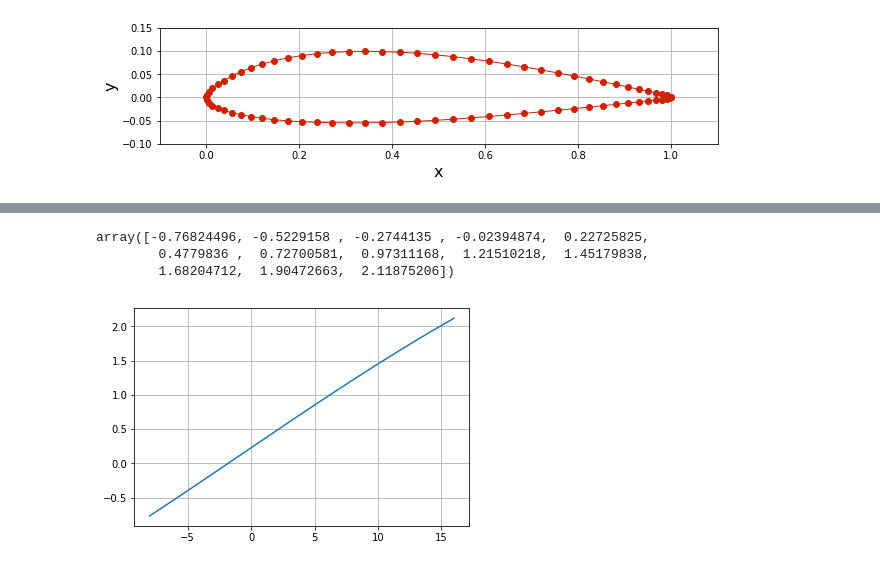
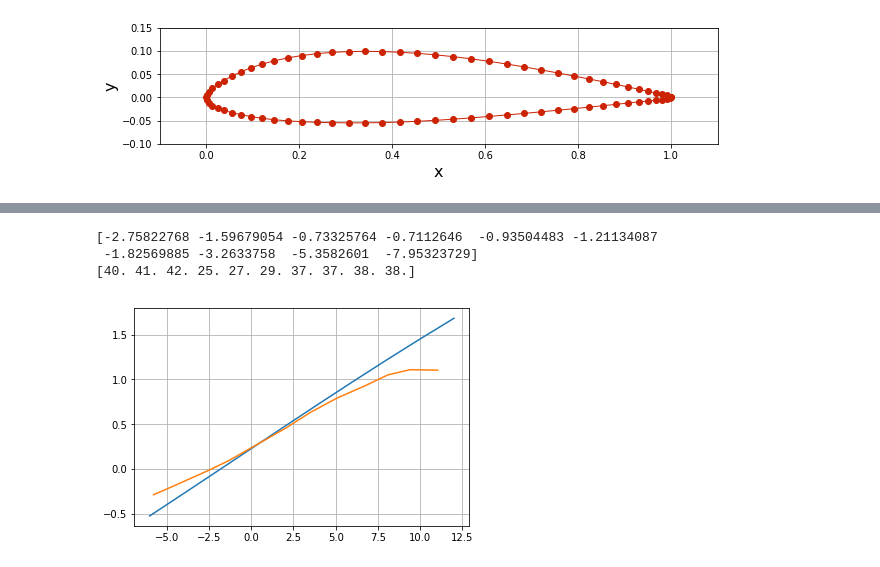
Before and after one commit to gwu-seas-mae6226/AeroPython-studentprojects2019, a Jupyter notebook: Project.ipynb, the cells around one changed output, grey strips where cells are left out. Cells and saved outputs as stored; diff of their text form; code cells hidden in the pictures.

```diff
--- a/Project.ipynb
+++ b/Project.ipynb
@@ -112,8 +116,9 @@ def build_singularity_matrix(A_source, B_vortex):
     A[-1, :] = kutta_condition(A_source, B_vortex)
     return A
 
-def build_freestream_rhs(panels, freestream):
+def build_rhs_vector(panels, freestream, un=0.0):
     b = np.empty(panels.size + 1, dtype=float)
+    b[:-1] += un
     for i, panel in enumerate(panels):
         b[i] = -freestream.u_inf * np.cos(freestream.alpha - panel.beta)
     b[-1] = -freestream.u_inf * (np.sin(freestream.alpha - panels[0].beta) +
@@ -139,8 +144,8 @@ A_source = source_contribution_normal(panels)
 B_vortex = vortex_contribution_normal(panels)
 A = build_singularity_matrix(A_source, B_vortex)
 # %%
-N_alpha = 13
-alpha = np.linspace(-8.0, 16.0, N_alpha)
+N_alpha = 10
+alpha = np.linspace(-6.0, 12.0, N_alpha)
 p_inf = 101325.0 #Pascals
 rho = 1.225 #kg/m^3
 Re = 300000.0
@@ -164,29 +165,43 @@ def Lift(N, panels, freestream, p_inf, rho):
     Lift = -np.sum(p * np.sin(beta)* length)
     return Lift
 # %%
-L = np.empty(N_alpha, dtype=float)
-cp = np.empty((N, N_alpha), dtype=float)
-for i in range(N_alpha):
-    freestream = Freestream(u_inf, alpha[i])
-    b = build_freestream_rhs(panels, freestream)
-    strengths = np.linalg.solve(A, b)
-    for k, panel in enumerate(panels):
-        panel.sigma = strengths[k]
-    gamma = strengths[-1]
-    compute_tangential_velocity(panels, freestream, gamma, A_source, B_vortex)
-    compute_pressure_coefficient(panels, freestream)
-    for n, panel in enumerate(panels):
-        cp[n,i] = panel.cp
-    L[i] = Lift(N, panels, freestream, p_inf, rho)
+def CL_varying_angles(N_alpha, N, u_inf, alpha, panels, A, A_source, B_vortex, p_inf, rho, chord, un):
+    L = np.empty(N_alpha, dtype=float)
+    cp = np.empty((N, N_alpha), dtype=float)
+    ut = np.empty((N, N_alpha), dtype=float)
+    for i in range(N_alpha):
+        freestream = Freestream(u_inf, alpha[i])
+        b = build_rhs_vector(panels, freestream, un=un)
+        strengths = np.linalg.solve(A, b)
+        for k, panel in enumerate(panels):
+            panel.sigma = strengths[k]
+        gamma = strengths[-1]
+        compute_tangential_velocity(panels, freestream, gamma, A_source, B_vortex)
+        compute_pressure_coefficient(panels, freestream)
+        for n, panel in enumerate(panels):
+            cp[n,i] = panel.cp
+            ut[n,i] = panel.vt
+        L[i] = Lift(N, panels, freestream, p_inf, rho)
+    C_L = L / (0.5 * rho * u_inf**2 * chord)
+    return C_L, cp, ut
-# %%
-C_L = L / (0.5 * rho * u_inf**2 * chord)
-C_L
-# %% [output]
-array([-0.76824496, -0.5229158 , -0.2744135 , -0.02394874,  0.22725825,
-        0.4779836 ,  0.72700581,  0.97311168,  1.21510218,  1.45179838,
-        1.68204712,  1.90472663,  2.11875206])
+# %%
+C_L, cp, ut = CL_varying_angles(N_alpha, N, u_inf, alpha, panels, A, A_source, B_vortex, p_inf, rho, chord, un=0.0)
+# %%
+cpmin = np.empty(N_alpha, dtype=float)
+idx_cpmin = np.empty(N_alpha, dtype=float)
+for i in range(N_alpha):
+    cpmin[i] = np.min(cp[:,i])
+    idx_cpmin[i] = np.argmin(cp[:,i])
+
+print(cpmin)
+print(idx_cpmin)
+# %% [output]
+[-2.75822768 -1.59679054 -0.73325764 -0.7112646  -0.93504483 -1.21134087
+ -1.82569885 -3.2633758  -5.3582601  -7.95323729]
+[40. 41. 42. 25. 27. 29. 37. 37. 38. 38.]
 # %%
-py.plot(alpha, C_L);
+py.plot(alpha, C_L)
+py.plot(Alpha_exp, CL_exp)
 py.grid();
 # %% [output]
-[figure, old version]
+[figure, new version]
```
Also changed, not shown: parts of 17 cells of this notebook, 1 other file.
